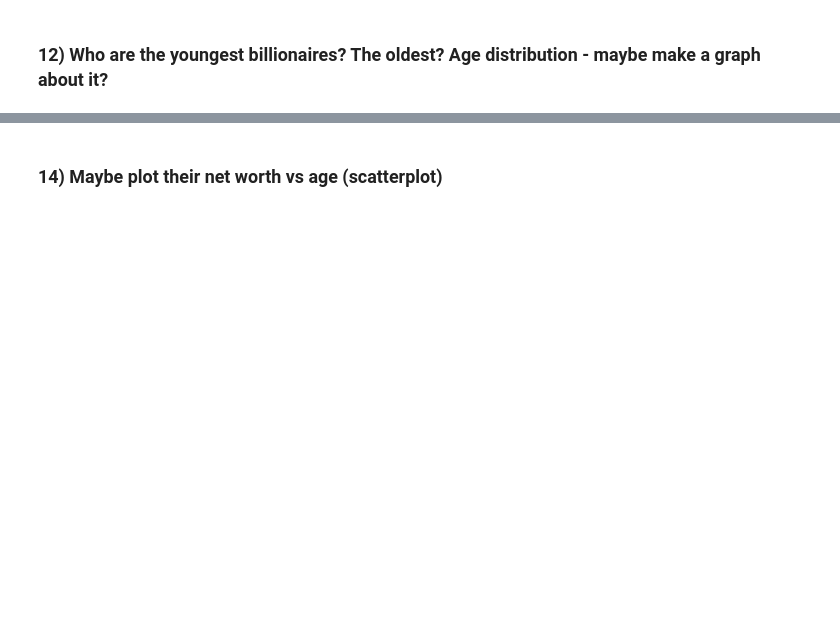
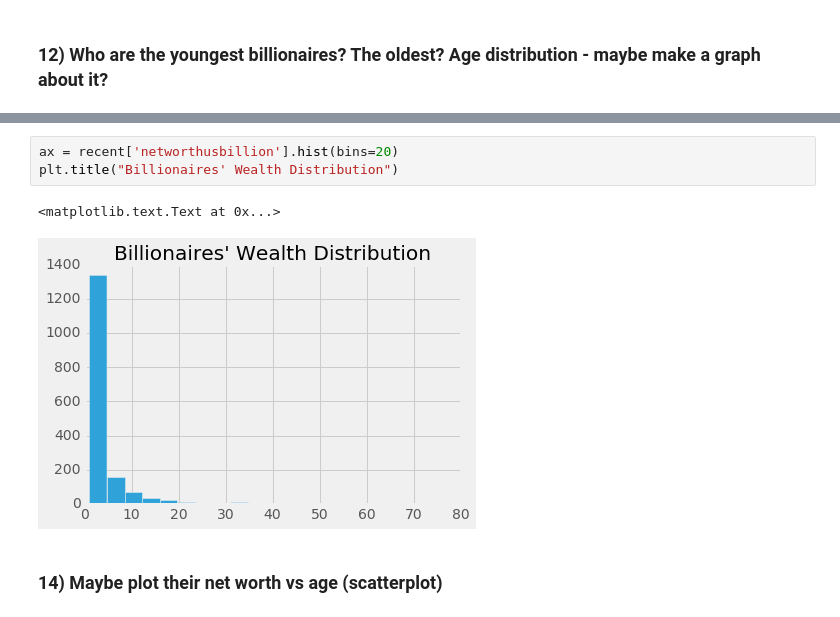
Before and after one commit to mercye/foundations-homework, a Jupyter notebook: 07/Homework_7_Emelike.ipynb, the cells around one changed output, grey strips where cells are left out. Cells and saved outputs as stored; diff of their text form; blank space fills up the shorter version.

```diff
--- a/07/Homework_7_Emelike.ipynb
+++ b/07/Homework_7_Emelike.ipynb
@@ -267,2 +564,8 @@ Name: networthusbillion, dtype: float64
+# %%
+ax = recent['networthusbillion'].hist(bins=20)
+plt.title("Billionaires' Wealth Distribution")
+# %% [output]
+<matplotlib.text.Text at 0x...>
+[figure, added]
 # %% [markdown]
 ### 14) Maybe plot their net worth vs age (scatterplot)
```
Also changed, not shown: parts of 36 cells of this notebook, 17 other files.
